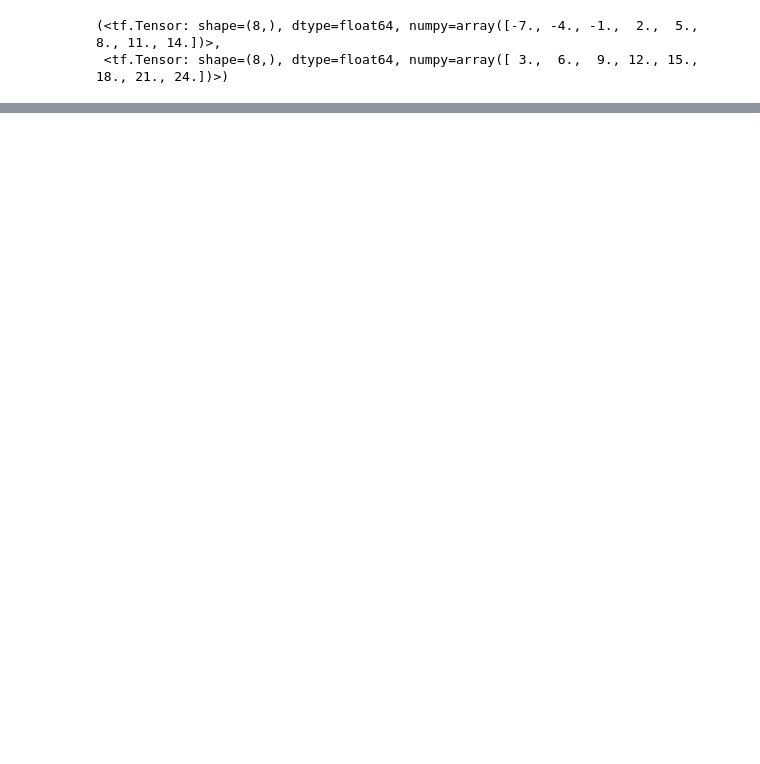
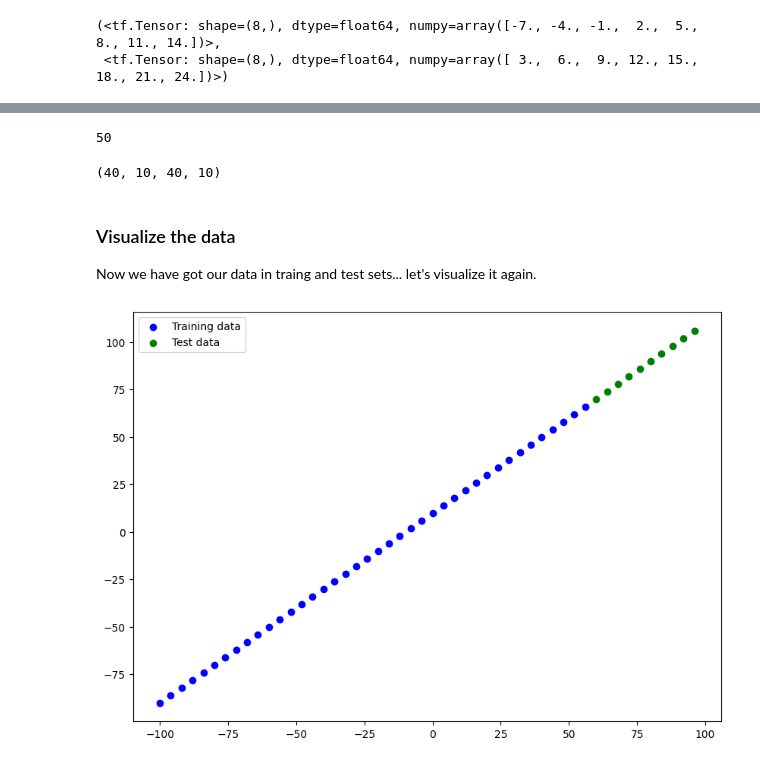
Before and after one commit to MfmRifath/TesorflowCourseDeepLearning, a Jupyter notebook: 01_neural_network_regression_with_tensorflow.ipynb, the cells around one changed output, grey strips where cells are left out. Cells and saved outputs as stored; diff of their text form; code cells hidden in the pictures; blank space fills up the shorter version.

```diff
--- a/01_neural_network_regression_with_tensorflow.ipynb
+++ b/01_neural_network_regression_with_tensorflow.ipynb
@@ -240,0 +287,30 @@ WARNING:tensorflow:5 out of the last 8 calls to <function TensorFlowTrainer.make
+# %%
+# check how many samples we have
+len(X)
+# %% [output]
+50
+# %%
+# split the data into train and test sets
+X_train = X[:40] # First 40 are traing samples (80% of data)
+y_train = y[:40]
+
+X_test = X[40:] # Last 10 are testing samples (20% of the data)
+y_test = y[40:]
+
+len(X_train), len(X_test), len(y_train), len(y_test)
+# %% [output]
+(40, 10, 40, 10)
+# %% [markdown]
+### Visualize the data
+
+Now we have got our data in traing and test sets... let's visualize it again.
+# %%
+plt.figure(figsize=(10, 7))
+# Plot the training data in blue
+plt.scatter(X_train, y_train, c='b', label='Training data')
+# Plot test data in green
+plt.scatter(X_test, y_test, c='g', label='Test data')
+plt.legend()
+plt.show()
+# %% [output]
+[figure, added]
```
Also changed, not shown: parts of 14 cells of this notebook.
